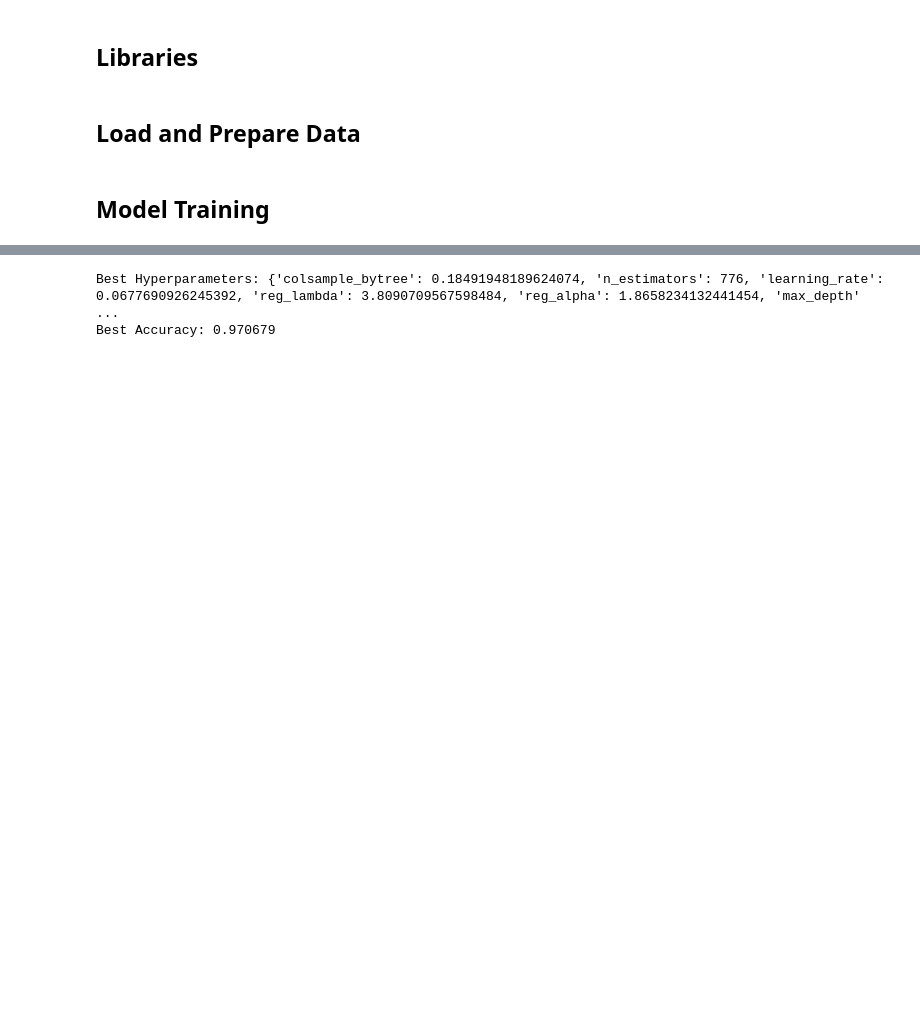
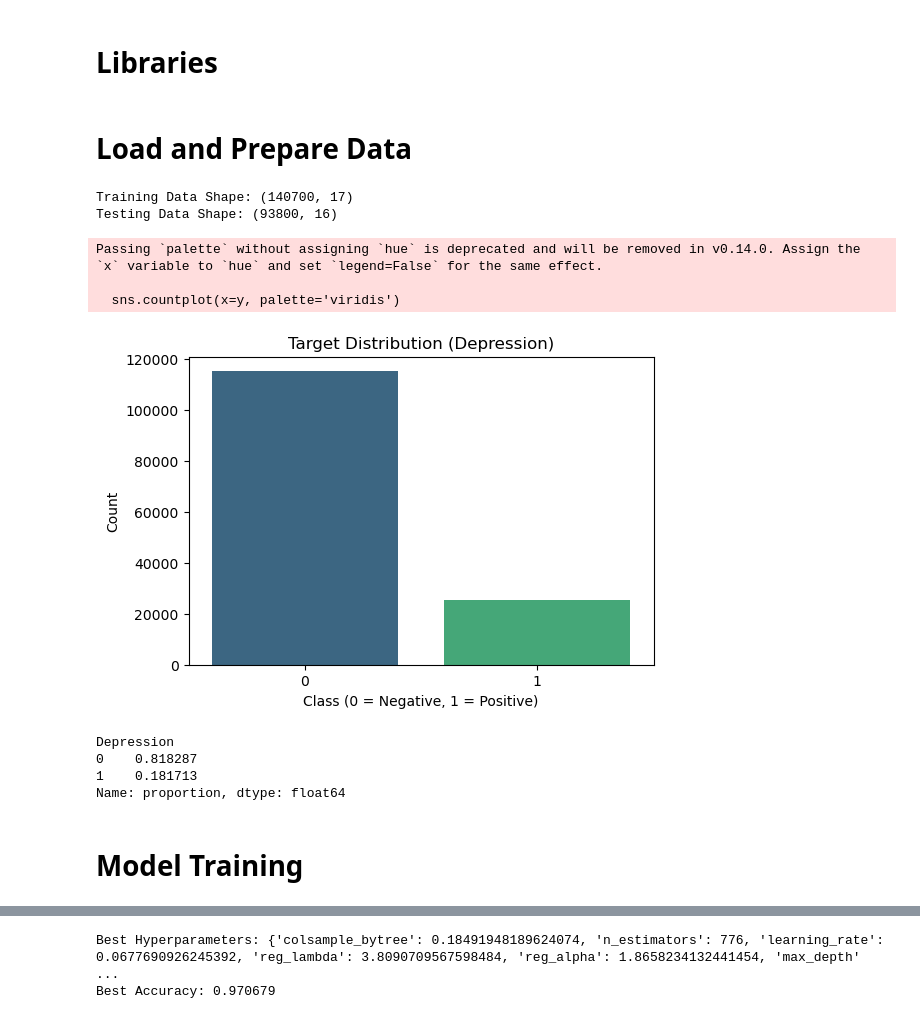
Before and after one commit to dihungg/Chatbot_Extension, a Jupyter notebook: XGBoost.ipynb, the cells around one changed output, grey strips where cells are left out. Cells and saved outputs as stored; diff of their text form; code cells hidden in the pictures; blank space fills up the shorter version.

Commit message:
Update model with new preprocessed data and add more logics

```diff
--- a/XGBoost.ipynb
+++ b/XGBoost.ipynb
@@ -1,5 +12,5 @@
 # %% [markdown]
-## Libraries
+# **Libraries**
 # %%
 import pandas as pd
 import numpy as np
@@ -13,18 +27,18 @@ from sklearn.metrics import accuracy_score
 # %% [markdown]
-## Load and Prepare Data
+# **Load and Prepare Data**
 # %%
 # Load preprocessed datasets
-train_df = pd.read_csv("data/train_preprocessed.csv")
-test_df = pd.read_csv("data/test_preprocessed.csv")
+train_df = pd.read_csv('train_preprocessed.csv')
+test_df = pd.read_csv('test_preprocessed.csv')
 
 # Prepare data for training
-drop_cols = ["id", "Name"]
-X = train_df.drop(columns=drop_cols + ["Depression"])
-y = train_df["Depression"]
+drop_cols = ['id', 'Name']
+X = train_df.drop(columns=drop_cols + ['Depression'])
+y = train_df['Depression']
 X_test = test_df.drop(columns=drop_cols)
 
 # Identify categorical columns (object type)
-cat_cols = X.select_dtypes(include=["object"]).columns.tolist()
+cat_cols = X.select_dtypes(include=['object']).columns.tolist()
 
 # Encode categorical variables
 combined = pd.concat([X, X_test], axis=0)
@@ -35,12 +49,36 @@ for col in cat_cols:
     combined[col] = le.fit_transform(combined[col].astype(str))
 
 # Split back into train and test
-X = combined.iloc[: len(X)]
-X_test = combined.iloc[len(X) :]
+X = combined.iloc[:len(X)]
+X_test = combined.iloc[len(X):]
 
 # Split training data for validation (80% train, 20% validation)
-X_train, X_test, y_train, y_test = train_test_split(
-    X, y, test_size=0.2, random_state=607
-)
+X_train, X_test, y_train, y_test = train_test_split(X, y, test_size=0.2, random_state=607)
+# %%
+# Quick overview of the data
+print(f"Training Data Shape: {train_df.shape}")
+print(f"Testing Data Shape: {test_df.shape}")
+
+# Visualizing Class Distribution
+plt.figure(figsize=(6, 4))
+sns.countplot(x=y, palette='viridis')
+plt.title('Target Distribution (Depression)')
+plt.xlabel('Class (0 = Negative, 1 = Positive)')
+plt.ylabel('Count')
+plt.show()
+
+# Check ratio
+print(y.value_counts(normalize=True))
+# %% [output]
+Training Data Shape: (140700, 17)
+Testing Data Shape: (93800, 16)
+Passing `palette` without assigning `hue` is deprecated and will be removed in v0.14.0. Assign the `x` variable to `hue` and set `legend=False` for the same effect.
+
+  sns.countplot(x=y, palette='viridis')
+[figure, added]
+Depression
+0    0.818287
+1    0.181713
+Name: proportion, dtype: float64
 # %% [markdown]
-## Model Training
+# **Model Training**
```
Also changed, not shown: parts of 9 cells of this notebook.
